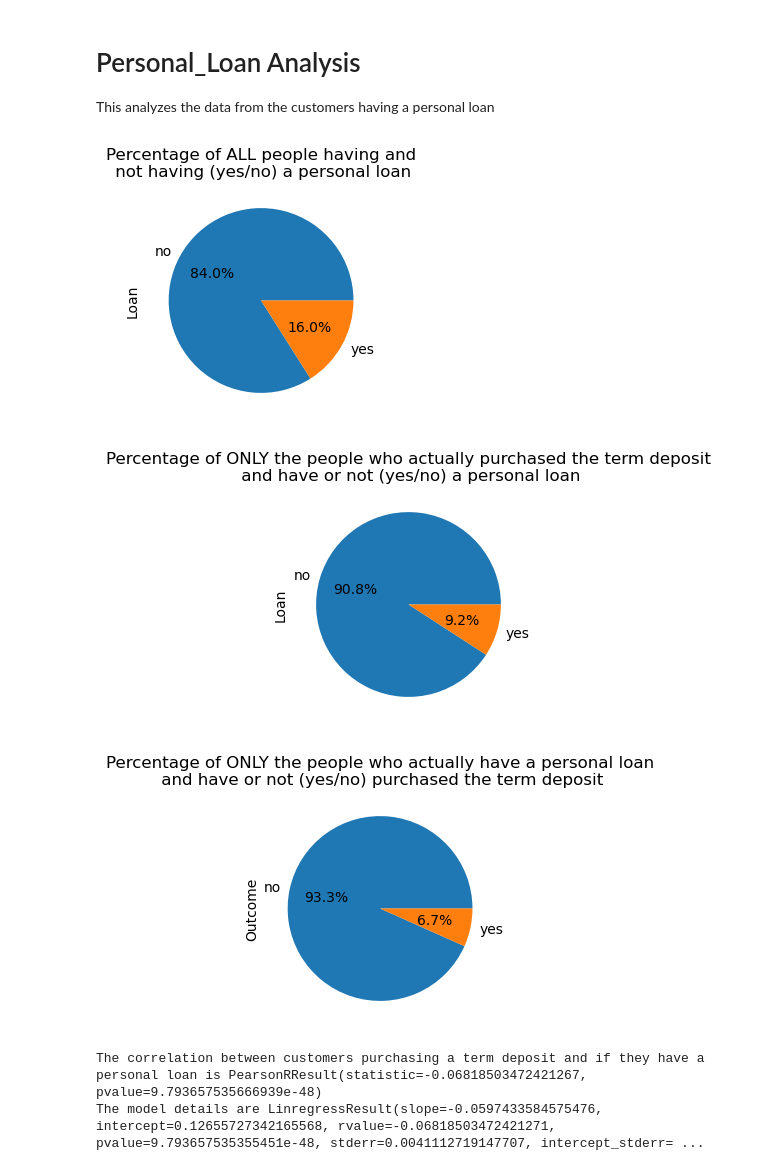
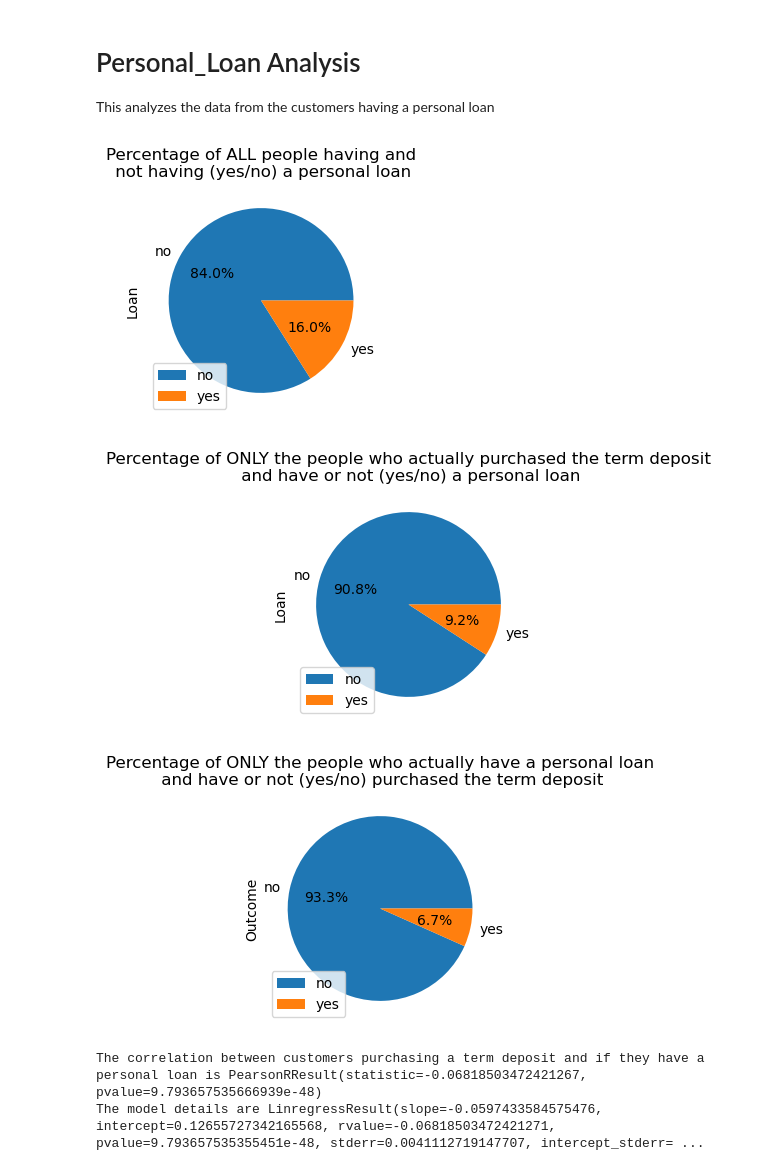
Before and after one commit to Prachi-Shah1002/Project_1, a Jupyter notebook: Main.ipynb, the cells around one changed output. Cells and saved outputs as stored; diff of their text form; code cells hidden in the pictures.

```diff
--- a/Main.ipynb
+++ b/Main.ipynb
@@ -401,14 +404,15 @@ This analyzes the data from the customers having a personal loan
 # %%
 # This shows OVERALL the percentage of people having and not having a personal loan
 
 #Grouping and graphing
 pie_mode_housing_all = train_data_df.groupby(['Loan'])['Loan'].count()
 pie_mode_housing_all.plot.pie(autopct='%1.1f%%', figsize=(3, 3), title='Percentage of ALL people having and\n not having (yes/no) a personal loan')
 
 # Save the Figure
+plt.legend(loc = "lower left")
 plt.savefig("Images/Personal_Loan")
 # %% [output]
-[figure, old version]
+[figure, new version]
 # %%
 # This filters the records having bought a term deposit (outcome equal to yes)
 # and graphs the mode of the number of customers having a personal loan or not
@@ -418,9 +422,10 @@ pie_mode_loan = train_data_df_filtered.groupby(['Loan'])['Loan'].count()
 pie_mode_loan.plot.pie(autopct='%1.1f%%', figsize=(3, 3), title='Percentage of ONLY the people who actually purchased the term deposit\n and have or not (yes/no) a personal loan')
 
 # Save the Figure
+plt.legend(loc = "lower left")
 plt.savefig("Images/Personal_Loan_1")
 # %% [output]
-[figure, old version]
+[figure, new version]
 # %%
 # This filters the records having a personal loan
 # and graphs the mode of the number of customers having bought the product
@@ -433,9 +438,10 @@ pie_mode_loan = train_data_df_filtered.groupby(['Outcome'])['Outcome'].count()
 pie_mode_loan.plot.pie(autopct='%1.1f%%', figsize=(3, 3), title='Percentage of ONLY the people who actually have a personal loan\n and have or not (yes/no) purchased the term deposit')
 
 # Save the Figure
+plt.legend(loc = "lower left")
 plt.savefig("Images/Personal_Loan_2")
 # %% [output]
-[figure, old version]
+[figure, new version]
 # %%
 # This calculates the correlation between customers having a house loan and purchased the product
 
```
Also changed, not shown: parts of 5 cells of this notebook, 8 other files.
